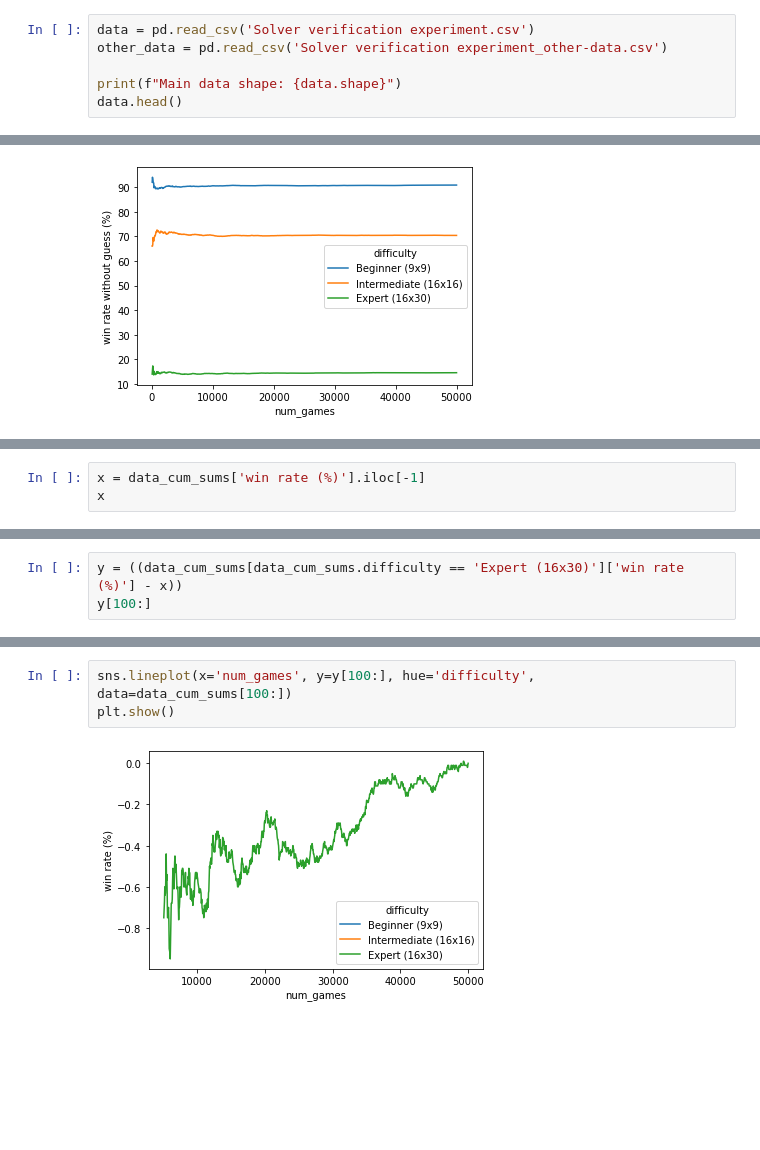
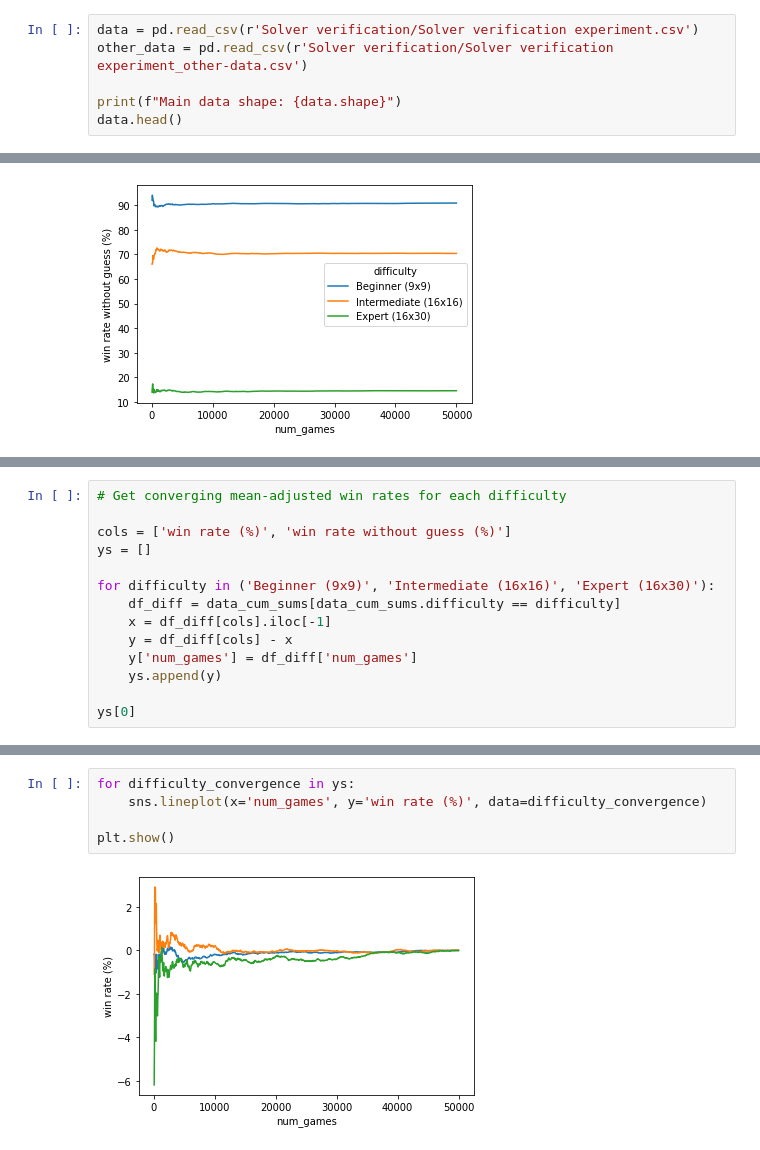
Before and after one commit to KostasKv/Minesweeper-with-AI, a Jupyter notebook: data/Solver verification experiment results analysis.ipynb, the cells around one changed output, grey strips where cells are left out. Saved outputs shown, nothing was run; the diff lists cells and outputs as text; blank space fills up the shorter version.

Commit message:
convergence analysis slight update

```diff
--- a/data/Solver verification experiment results analysis.ipynb
+++ b/data/Solver verification experiment results analysis.ipynb
@@ -6,8 +6,8 @@ import numpy as np
 # %% [markdown]
 # Load data
 # %%
-data = pd.read_csv('Solver verification experiment.csv')
-other_data = pd.read_csv('Solver verification experiment_other-data.csv')
+data = pd.read_csv(r'Solver verification/Solver verification experiment.csv')
+other_data = pd.read_csv(r'Solver verification/Solver verification experiment_other-data.csv')
 
 print(f"Main data shape: {data.shape}")
 data.head()
@@ -117,5 +133,2 @@ plt.show()
 # %% [output]
 [figure]
-# %%
-x = data_cum_sums['win rate (%)'].iloc[-1]
-x
@@ -124,3 +134,0 @@ x
-# %%
-y = ((data_cum_sums[data_cum_sums.difficulty == 'Expert (16x30)']['win rate (%)'] - x))
-y[100:]
@@ -139,0 +135,14 @@ Name: win rate (%), Length: 900, dtype: float64
+# %%
+# Get converging mean-adjusted win rates for each difficulty
+
+cols = ['win rate (%)', 'win rate without guess (%)']
+ys = []
+
+for difficulty in ('Beginner (9x9)', 'Intermediate (16x16)', 'Expert (16x30)'):
+    df_diff = data_cum_sums[data_cum_sums.difficulty == difficulty]
+    x = df_diff[cols].iloc[-1]
+    y = df_diff[cols] - x
+    y['num_games'] = df_diff['num_games']
+    ys.append(y)
+
+ys[0]
@@ -140,5 +163,7 @@ Name: win rate (%), Length: 900, dtype: float64
 # %%
-sns.lineplot(x='num_games', y=y[100:], hue='difficulty', data=data_cum_sums[100:])
+for difficulty_convergence in ys:
+    sns.lineplot(x='num_games', y='win rate (%)', data=difficulty_convergence)
+
 plt.show()
 # %% [output]
-[figure, old version]
+[figure, new version]
```
Also changed, not shown: parts of 6 cells of this notebook.
